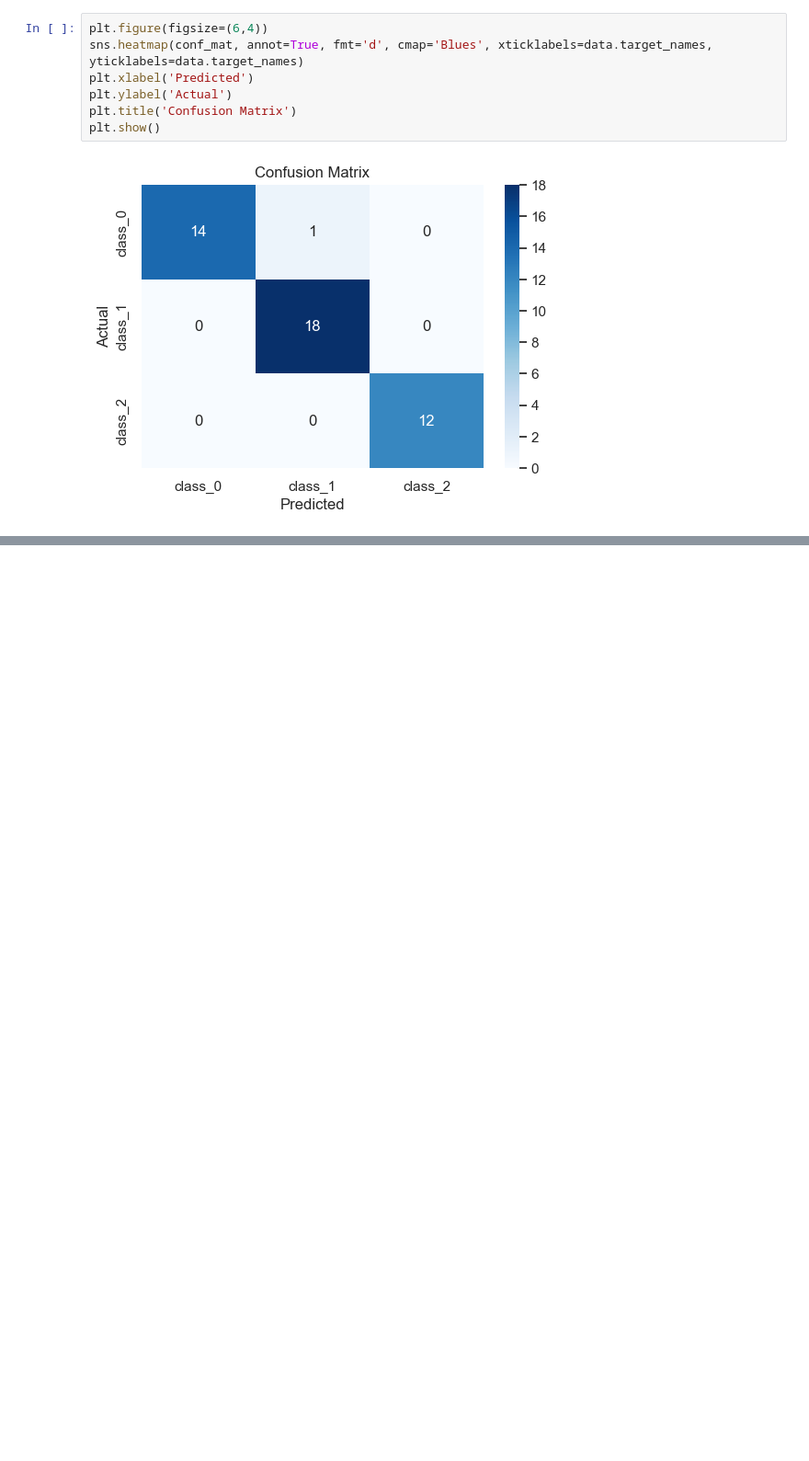
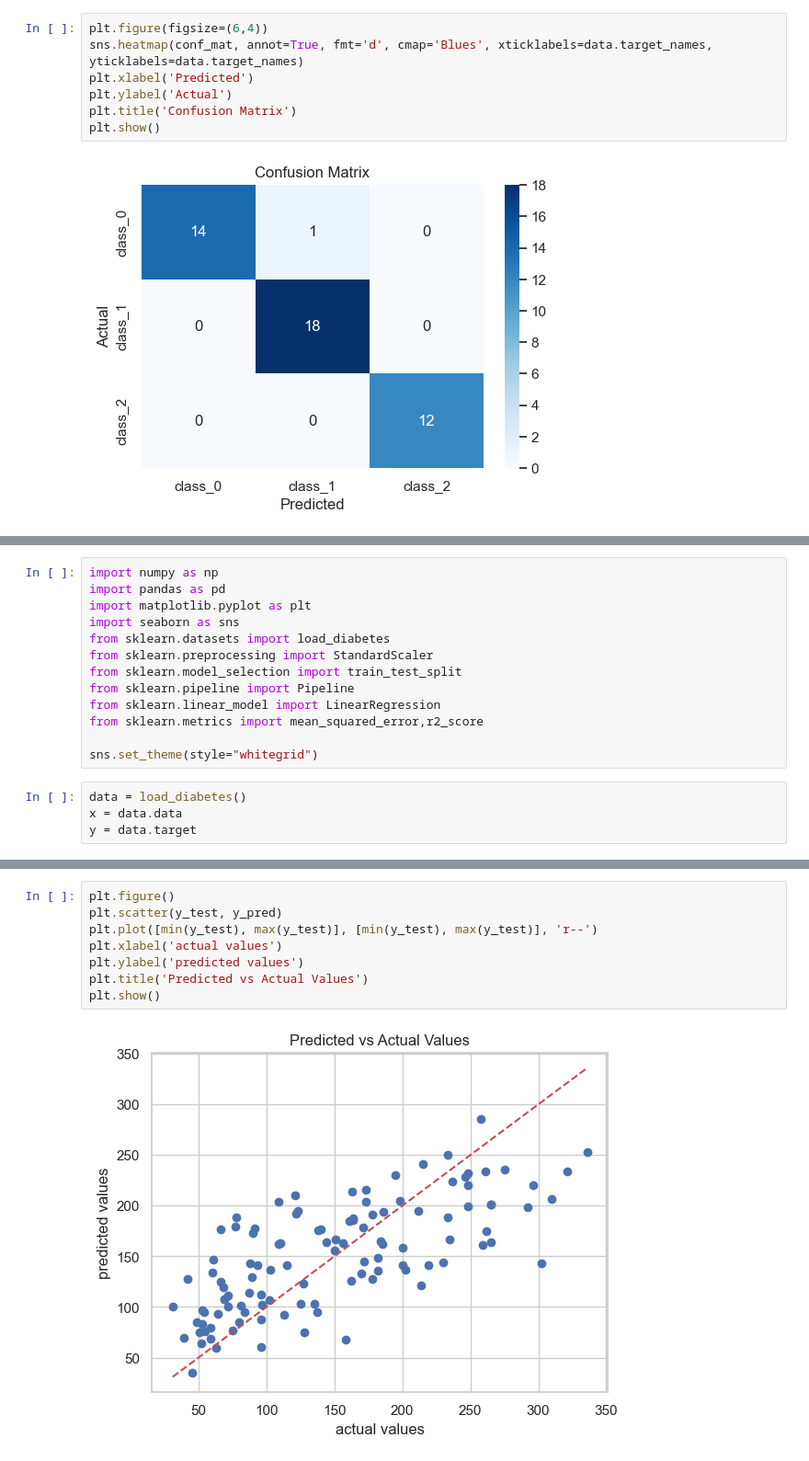
Before and after one commit to GianfriShow/ExperisAcademy_DataScience_AlessioManfredi, a Jupyter notebook: 19_09/scikit_learn_exercises.ipynb, the cells around one changed output, grey strips where cells are left out. Shown at 92% size. Drawn from its saved outputs; the diff is of its cells as text; blank space fills up the shorter version.

```diff
--- a/19_09/scikit_learn_exercises.ipynb
+++ b/19_09/scikit_learn_exercises.ipynb
@@ -80,0 +90,17 @@ plt.show()
+# %%
+import numpy as np
+import pandas as pd
+import matplotlib.pyplot as plt
+import seaborn as sns
+from sklearn.datasets import load_diabetes
+from sklearn.preprocessing import StandardScaler
+from sklearn.model_selection import train_test_split
+from sklearn.pipeline import Pipeline
+from sklearn.linear_model import LinearRegression
+from sklearn.metrics import mean_squared_error,r2_score
+
+sns.set_theme(style="whitegrid")
+# %%
+data = load_diabetes()
+x = data.data
+y = data.target
@@ -80,0 +189,10 @@ plt.show()
+# %%
+plt.figure()
+plt.scatter(y_test, y_pred)
+plt.plot([min(y_test), max(y_test)], [min(y_test), max(y_test)], 'r--')
+plt.xlabel('actual values')
+plt.ylabel('predicted values')
+plt.title('Predicted vs Actual Values')
+plt.show()
+# %% [output]
+[figure, added]
```
Also changed, not shown: parts of 18 cells of this notebook, 1 other file.
